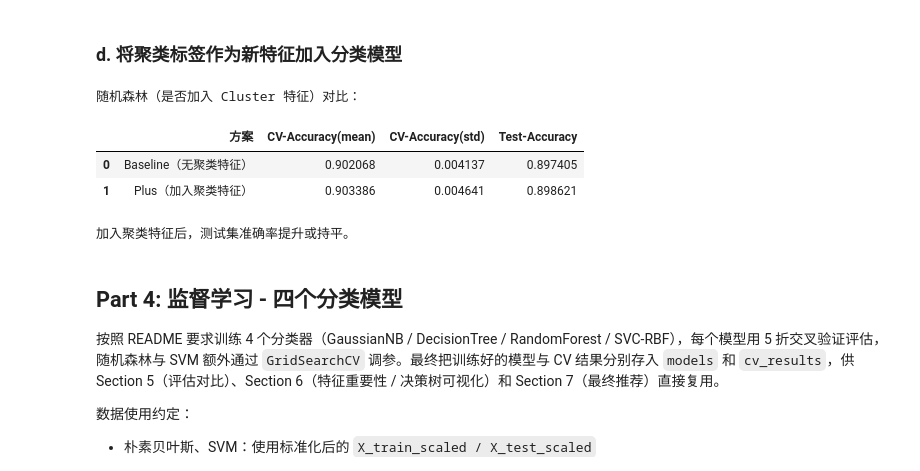
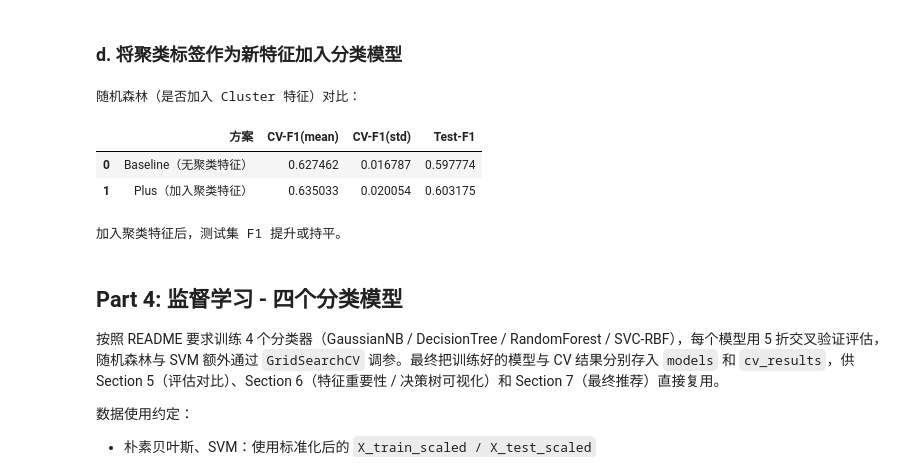
Before and after one commit to james0769-cmd/Online-Shoppers-Intention-Analysis, a Jupyter notebook: Online Shoppers Intention Analysis.ipynb, the cells around one changed output. Saved outputs shown, nothing was run; the diff lists cells and outputs as text; code cells hidden in the pictures.

```diff
--- a/Online Shoppers Intention Analysis.ipynb
+++ b/Online Shoppers Intention Analysis.ipynb
@@ -606,55 +631,57 @@ display(cluster_interpretation)
 # %% [markdown]
 ### d. 将聚类标签作为新特征加入分类模型
 # %%
-# cluster_labels 已由 kmeans_final（仅 fit 于训练集）predict 得到，无数据泄漏
-# 直接按训练/测试索引切片得到对应分组的簇标签
+# ---- 直接使用分别 predict 的结果，无需二次索引切片 ----
 Xc_train = X_train.copy()
-Xc_train["Cluster"] = cluster_labels.loc[X_train.index].astype(int)
+Xc_train["Cluster"] = cluster_train.astype(int)
+
 Xc_test = X_test.copy()
-Xc_test["Cluster"] = cluster_labels.loc[X_test.index].astype(int)
-yc_train = y.loc[X_train.index]
-yc_test = y.loc[X_test.index]
+Xc_test["Cluster"] = cluster_test.astype(int)
+
+# yc_train / yc_test 直接用对应的 y_train / y_test
+yc_train = y_train
+yc_test = y_test
 
 rf_base = RandomForestClassifier(
     n_estimators=300,
     random_state=42,
     class_weight=class_weight_option,
     n_jobs=-1
 )
 rf_plus = RandomForestClassifier(
     n_estimators=300,
     random_state=42,
     class_weight=class_weight_option,
     n_jobs=-1
 )
 
-base_cv = cross_val_score(rf_base, X_train, y_train, cv=5, scoring="accuracy")
-plus_cv = cross_val_score(rf_plus, Xc_train, yc_train, cv=5, scoring="accuracy")
+base_cv = cross_val_score(rf_base, X_train, y_train, cv=5, scoring="f1")
+plus_cv = cross_val_score(rf_plus, Xc_train, yc_train, cv=5, scoring="f1")
 
 rf_base.fit(X_train, y_train)
 rf_plus.fit(Xc_train, yc_train)
-base_test_acc = rf_base.score(X_test, y_test)
-plus_test_acc = rf_plus.score(Xc_test, yc_test)
+base_test_f1 = f1_score(y_test, rf_base.predict(X_test))
+plus_test_f1 = f1_score(yc_test, rf_plus.predict(Xc_test))
 
 print("随机森林（是否加入 Cluster 特征）对比：")
 comparison_df = pd.DataFrame({
     "方案": ["Baseline（无聚类特征）", "Plus（加入聚类特征）"],
-    "CV-Accuracy(mean)": [base_cv.mean(), plus_cv.mean()],
-    "CV-Accuracy(std)": [base_cv.std(), plus_cv.std()],
-    "Test-Accuracy": [base_test_acc, plus_test_acc]
+    "CV-F1(mean)": [base_cv.mean(), plus_cv.mean()],
+    "CV-F1(std)": [base_cv.std(), plus_cv.std()],
+    "Test-F1": [base_test_f1, plus_test_f1]
 })
 display(comparison_df)
 
-if plus_test_acc >= base_test_acc:
-    print("加入聚类特征后，测试集准确率提升或持平。")
+if plus_test_f1 >= base_test_f1:
+    print("加入聚类特征后，测试集 F1 提升或持平。")
 else:
-    print("加入聚类特征后，测试集准确率略有下降，可进一步调参与特征工程。")
+    print("加入聚类特征后，测试集 F1 略有下降，可进一步调参与特征工程。")
 # %% [output]
 随机森林（是否加入 Cluster 特征）对比：
-|  | 方案 | CV-Accuracy(mean) | CV-Accuracy(std) | Test-Accuracy |
-| 0 | Baseline（无聚类特征） | 0.902068 | 0.004137 | 0.897405 |
-| 1 | Plus（加入聚类特征） | 0.903386 | 0.004641 | 0.898621 |
+|  | 方案 | CV-F1(mean) | CV-F1(std) | Test-F1 |
+| 0 | Baseline（无聚类特征） | 0.627462 | 0.016787 | 0.597774 |
+| 1 | Plus（加入聚类特征） | 0.635033 | 0.020054 | 0.603175 |
-加入聚类特征后，测试集准确率提升或持平。
+加入聚类特征后，测试集 F1 提升或持平。
 # %% [markdown]
 ## Part 4: 监督学习 - 四个分类模型
 
```
Also changed, not shown: parts of 9 cells of this notebook, 1 other file.
